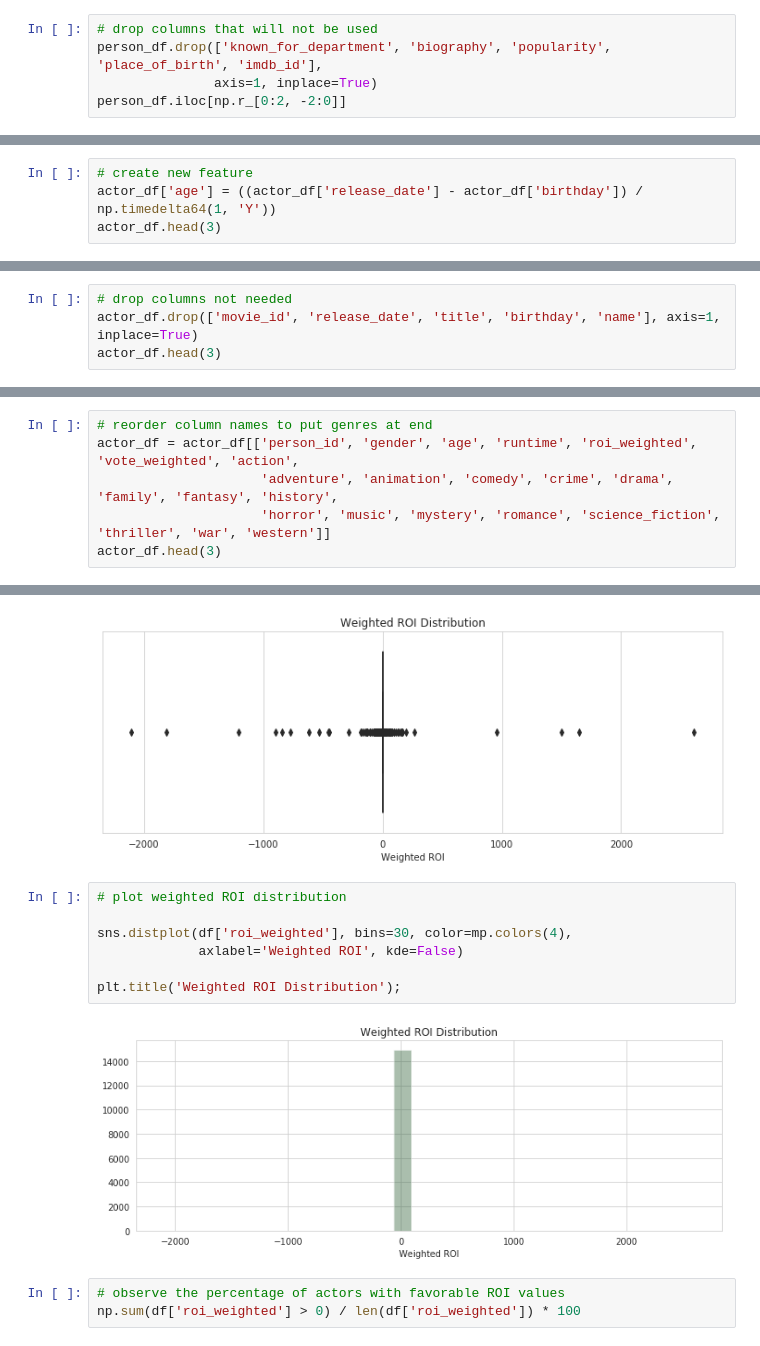
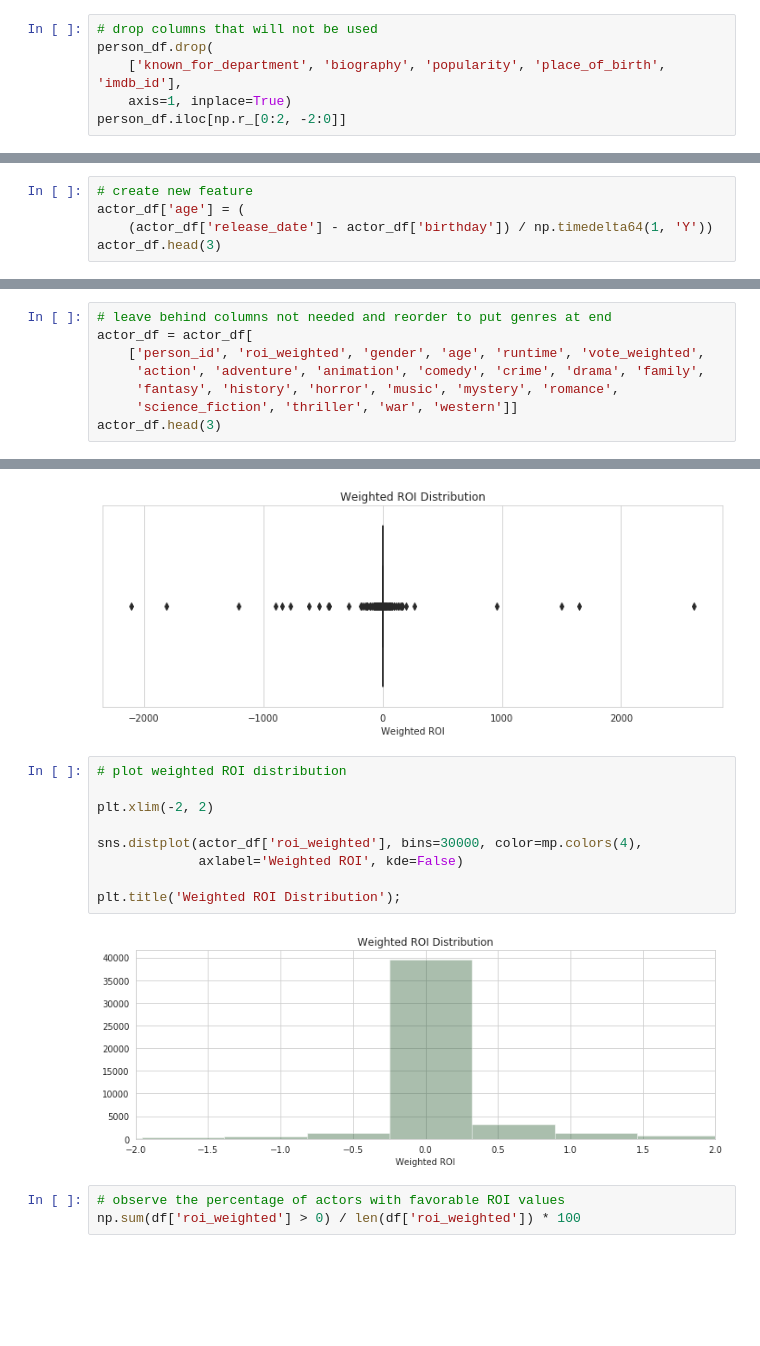
Before and after one commit to christianspybrook/springboard, a Jupyter notebook: capstones/capstone1/capstone1_wrangler.ipynb, the cells around one changed output, grey strips where cells are left out. Saved outputs shown, nothing was run; the diff lists cells and outputs as text; blank space fills up the shorter version.

```diff
--- a/capstones/capstone1/capstone1_wrangler.ipynb
+++ b/capstones/capstone1/capstone1_wrangler.ipynb
@@ -1329,8 +1400,9 @@ person_df.iloc[np.r_[0:2, -2:0]]
 | 2699996 | NaT | Acting | 2618072 | Emmanuel Camacho | NaN |  | 0.600 | None | ... |
 # %%
 # drop columns that will not be used
-person_df.drop(['known_for_department', 'biography', 'popularity', 'place_of_birth', 'imdb_id'],
-               axis=1, inplace=True)
+person_df.drop(
+    ['known_for_department', 'biography', 'popularity', 'place_of_birth', 'imdb_id'],
+    axis=1, inplace=True)
 person_df.iloc[np.r_[0:2, -2:0]]
 # %% [output]
 |  | birthday | id | name | gender |
@@ -1495,7 +1569,8 @@ Since this is an actor-centric project, I will make a derived age feature whose
 dtype: float64
 # %%
 # create new feature
-actor_df['age'] = ((actor_df['release_date'] - actor_df['birthday']) / np.timedelta64(1, 'Y'))
+actor_df['age'] = (
+    (actor_df['release_date'] - actor_df['birthday']) / np.timedelta64(1, 'Y'))
 actor_df.head(3)
 # %% [output]
 |  | person_id | movie_id | release_date | runtime | title | roi_weighted | vote_weighted | action | adventure | ... |
@@ -1579,7 +1657,3 @@ titles_df.head(3)
 | 16220 | Wizards |
 | 16121 | The Big Red One |
 | 207703 | Kingsman: The Secret Service |
-# %%
-# drop columns not needed
-actor_df.drop(['movie_id', 'release_date', 'title', 'birthday', 'name'], axis=1, inplace=True)
-actor_df.head(3)
@@ -1592,7 +1660,9 @@ actor_df.head(3)
 # %%
-# reorder column names to put genres at end
-actor_df = actor_df[['person_id', 'gender', 'age', 'runtime', 'roi_weighted', 'vote_weighted', 'action',
-                     'adventure', 'animation', 'comedy', 'crime', 'drama', 'family', 'fantasy', 'history',
-                     'horror', 'music', 'mystery', 'romance', 'science_fiction', 'thriller', 'war', 'western']]
+# leave behind columns not needed and reorder to put genres at end
+actor_df = actor_df[
+    ['person_id', 'roi_weighted', 'gender', 'age', 'runtime', 'vote_weighted',
+     'action', 'adventure', 'animation', 'comedy', 'crime', 'drama', 'family',
+     'fantasy', 'history', 'horror', 'music', 'mystery', 'romance',
+     'science_fiction', 'thriller', 'war', 'western']]
 actor_df.head(3)
 # %% [output]
@@ -1705,12 +1779,14 @@ plt.title('Weighted ROI Distribution');
 # %%
 # plot weighted ROI distribution
 
-sns.distplot(df['roi_weighted'], bins=30, color=mp.colors(4),
+plt.xlim(-2, 2)
+
+sns.distplot(actor_df['roi_weighted'], bins=30000, color=mp.colors(4),
              axlabel='Weighted ROI', kde=False)
 
 plt.title('Weighted ROI Distribution');
 # %% [output]
-[figure, old version]
+[figure, new version]
 # %%
 # observe the percentage of actors with favorable ROI values
 np.sum(df['roi_weighted'] > 0) / len(df['roi_weighted']) * 100
```
Also changed, not shown: parts of 57 cells of this notebook.
